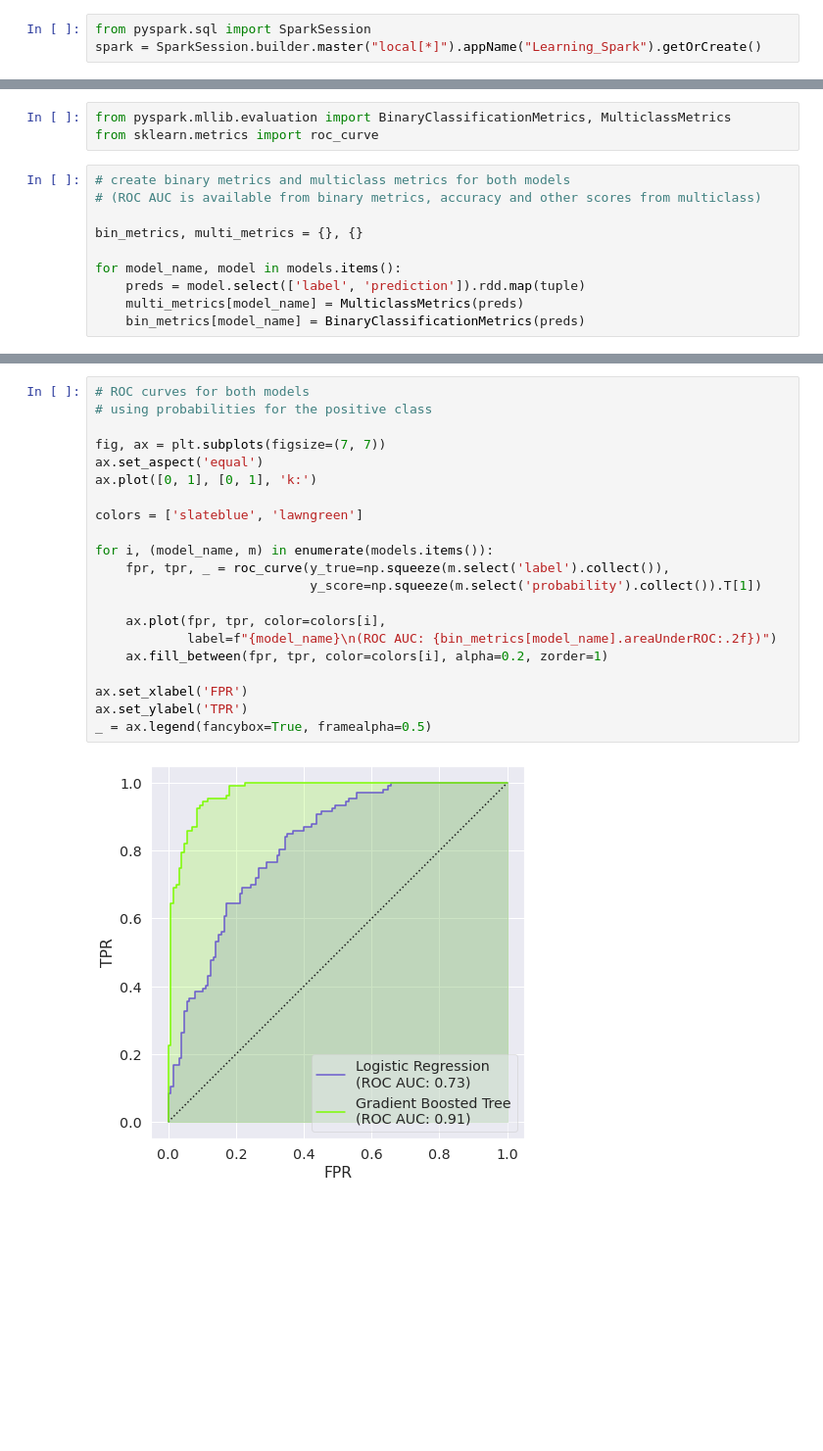
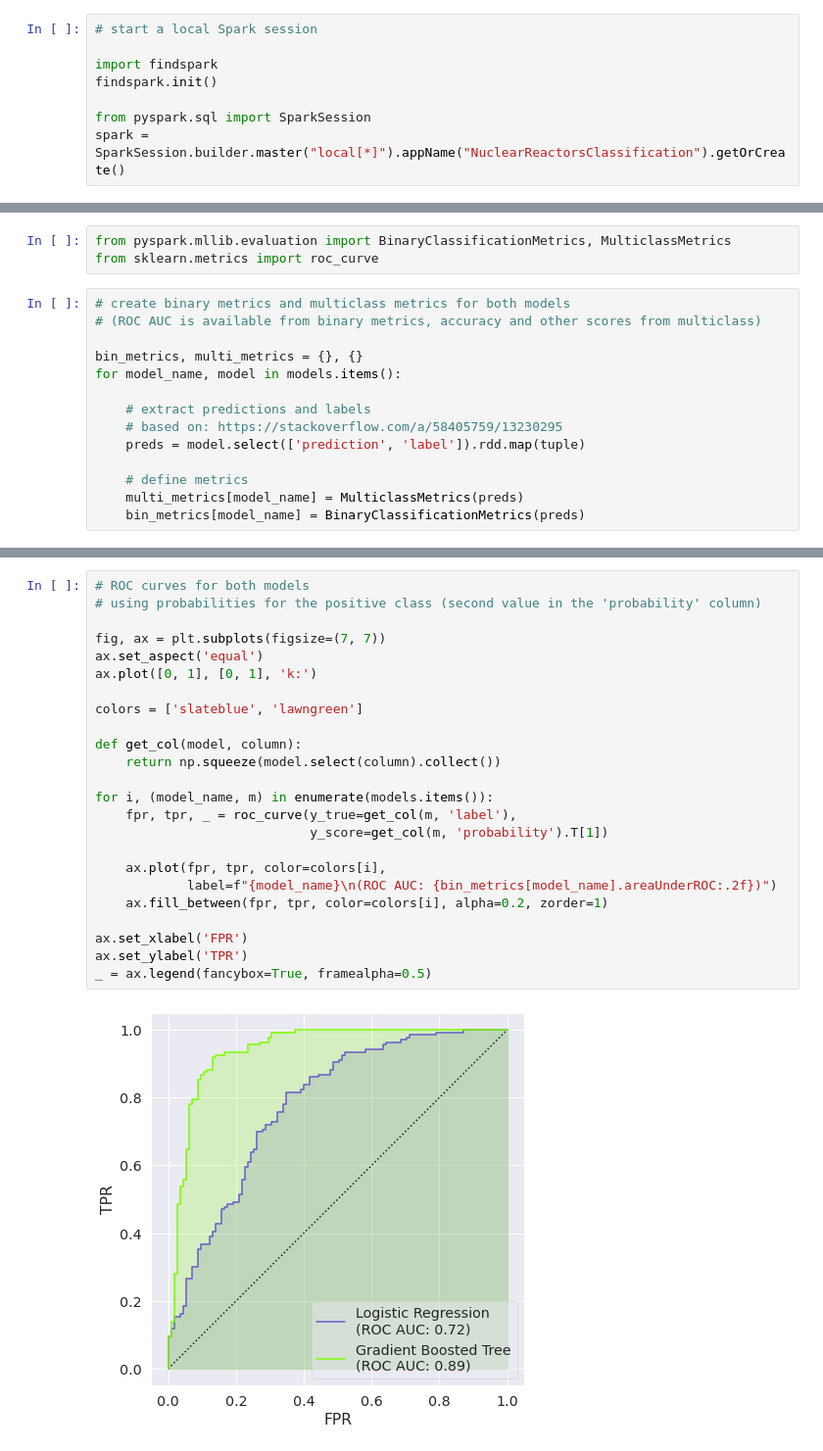
Before and after one commit to animaviridis/dmv-practicals, a Jupyter notebook: assessment/assignment2/task2.ipynb, the cells around one changed output, grey strips where cells are left out. Shown at 98% size. Drawn from its saved outputs; the diff is of its cells as text; blank space fills up the shorter version.

```diff
--- a/assessment/assignment2/task2.ipynb
+++ b/assessment/assignment2/task2.ipynb
@@ -35,6 +25,11 @@ findspark.init()
 # %%
+# start a local Spark session
+
+import findspark
+findspark.init()
+
 from pyspark.sql import SparkSession
-spark = SparkSession.builder.master("local[*]").appName("Learning_Spark").getOrCreate()
+spark = SparkSession.builder.master("local[*]").appName("NuclearReactorsClassification").getOrCreate()
 # %% [markdown]
 ## Load data
 # %%
@@ -234,9 +228,13 @@ from sklearn.metrics import roc_curve
 # (ROC AUC is available from binary metrics, accuracy and other scores from multiclass)
 
 bin_metrics, multi_metrics = {}, {}
+for model_name, model in models.items():
 
-for model_name, model in models.items():
-    preds = model.select(['label', 'prediction']).rdd.map(tuple)
+    # extract predictions and labels
+    # based on: https://stackoverflow.com/a/58405759/13230295
+    preds = model.select(['prediction', 'label']).rdd.map(tuple)
+
+    # define metrics
     multi_metrics[model_name] = MulticlassMetrics(preds)
     bin_metrics[model_name] = BinaryClassificationMetrics(preds)
 # %%
@@ -274,23 +274,26 @@ conf_matrix('Gradient Boosted Tree')
 # %%
 # ROC curves for both models
-# using probabilities for the positive class
+# using probabilities for the positive class (second value in the 'probability' column)
 
 fig, ax = plt.subplots(figsize=(7, 7))
 ax.set_aspect('equal')
 ax.plot([0, 1], [0, 1], 'k:')
 
 colors = ['slateblue', 'lawngreen']
 
+def get_col(model, column):
+    return np.squeeze(model.select(column).collect())
+
 for i, (model_name, m) in enumerate(models.items()):
-    fpr, tpr, _ = roc_curve(y_true=np.squeeze(m.select('label').collect()),
-                            y_score=np.squeeze(m.select('probability').collect()).T[1])
+    fpr, tpr, _ = roc_curve(y_true=get_col(m, 'label'),
+                            y_score=get_col(m, 'probability').T[1])
 
     ax.plot(fpr, tpr, color=colors[i],
             label=f"{model_name}\n(ROC AUC: {bin_metrics[model_name].areaUnderROC:.2f})")
     ax.fill_between(fpr, tpr, color=colors[i], alpha=0.2, zorder=1)
 
 ax.set_xlabel('FPR')
 ax.set_ylabel('TPR')
 _ = ax.legend(fancybox=True, framealpha=0.5)
 # %% [output]
-[figure, old version]
+[figure, new version]
```
Also changed, not shown: parts of 16 cells of this notebook.
